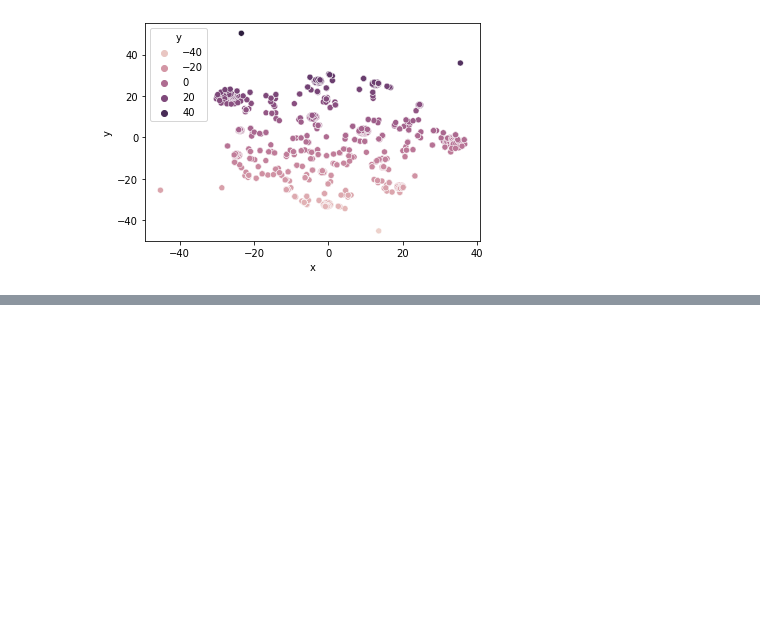
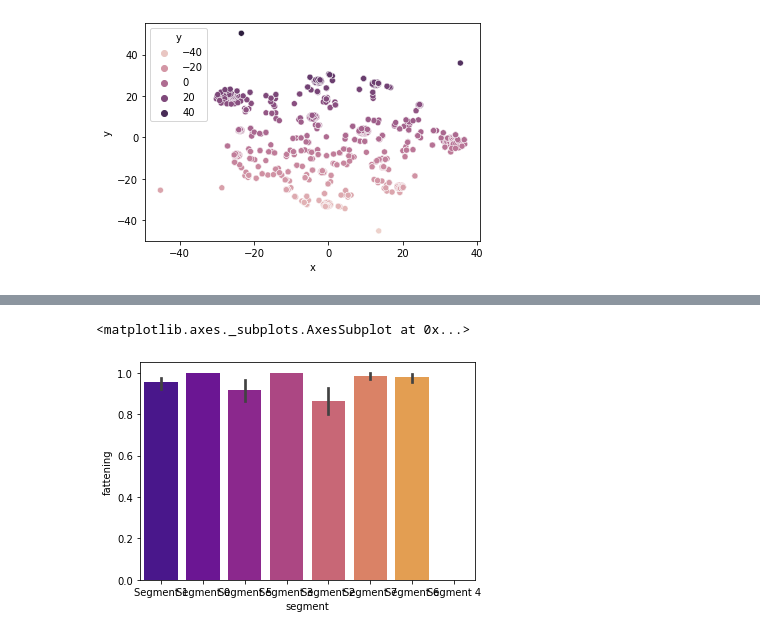
Before and after one commit to Haseebae/Market_Segmentation_Analysis, a Jupyter notebook: McDonald_Case_Study.ipynb, the cells around one changed output, grey strips where cells are left out. Saved outputs shown, nothing was run; the diff lists cells and outputs as text; code cells hidden in the pictures; blank space fills up the shorter version.

```diff
--- a/McDonald_Case_Study.ipynb
+++ b/McDonald_Case_Study.ipynb
@@ -170,0 +215,5 @@ for feature in x.columns:
+# %%
+sns.barplot(x=df['segment'],y=df['fattening'],palette="plasma",data=avg_data)
+# %% [output]
+<matplotlib.axes._subplots.AxesSubplot at 0x...>
+[figure, added]
```
Also changed, not shown: parts of 26 cells of this notebook, 2 other files.
